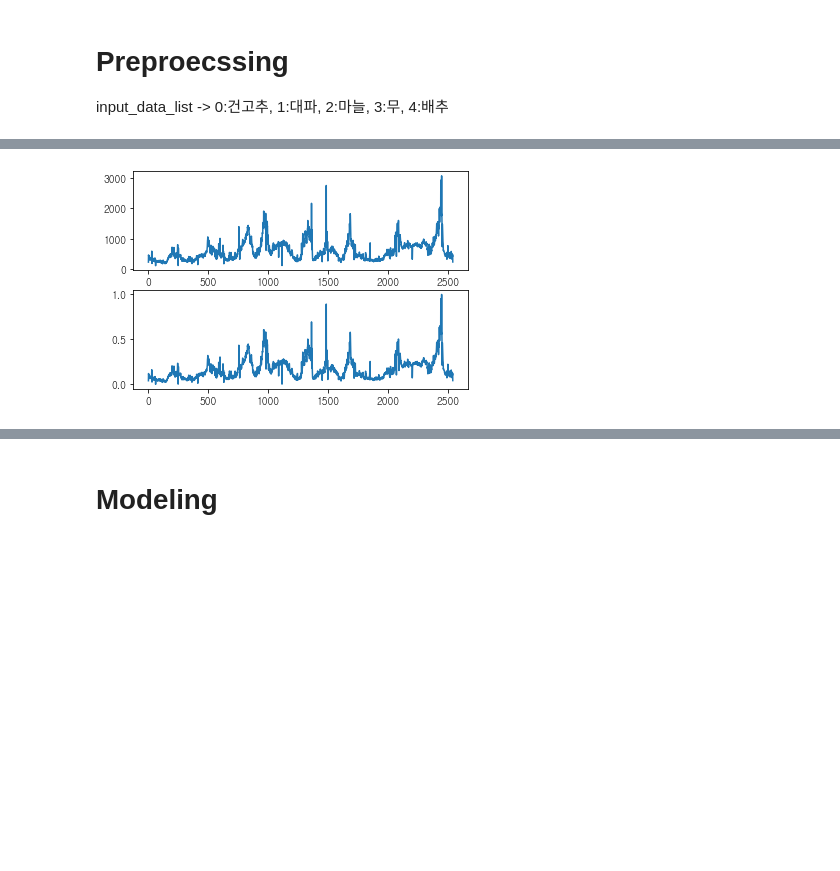
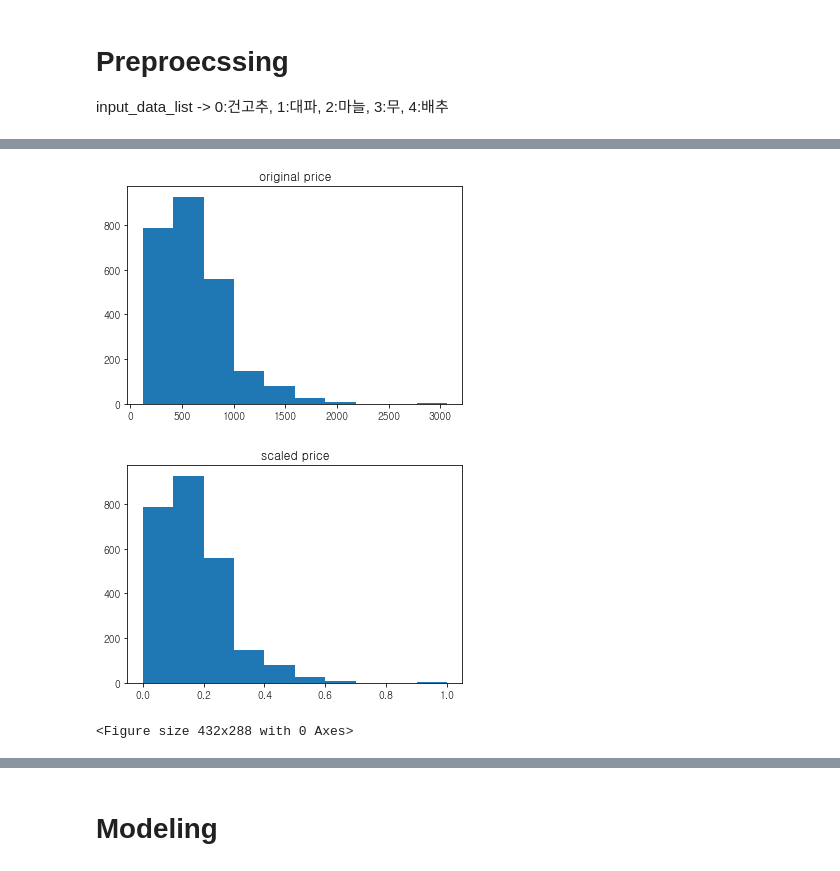
Before and after one commit to iDolphin99/proj-argricultural-price-predict, a Jupyter notebook: Dolphin/model_RNN_test.ipynb, the cells around one changed output, grey strips where cells are left out. Saved outputs shown, nothing was run; the diff lists cells and outputs as text; code cells hidden in the pictures; blank space fills up the shorter version.

```diff
--- a/Dolphin/model_RNN_test.ipynb
+++ b/Dolphin/model_RNN_test.ipynb
@@ -141,11 +141,21 @@ def make_dataset_split(data, feature_cols, label_cols, window_size) :
     return X_train, X_test, Y_train, Y_test
 # %%
 # For Graph!
-def view_original_price(num) :
+def view_original_price_graph(num) :
     plt.subplot(211)
     plt.plot(original_data_list[num][price_tag[num]])
     plt.subplot(212)
     plt.plot(input_data_list[num][price_tag[num]])
+    plt.show()
+
+
+def view_original_price_hist(num) :
+    plt.hist(original_data_list[num][price_tag[num]])
+    plt.title('original price')
+    plt.figure()
+    plt.hist(input_data_list[num][price_tag[num]])
+    plt.title('scaled price')
+    plt.figure()
     plt.show()
 
 
@@ -196,7 +210,9 @@ for d in original_data_list :
 # %%
-view_original_price(4)
+view_original_price_hist(4)
 # %% [output]
-[figure, old version]
+[figure, new version]
+[figure, added]
+<Figure size 432x288 with 0 Axes>
 # %%
 input_data_list[4]
 # %% [output]
```
Also changed, not shown: parts of 1 cell of this notebook, 1 other file.
